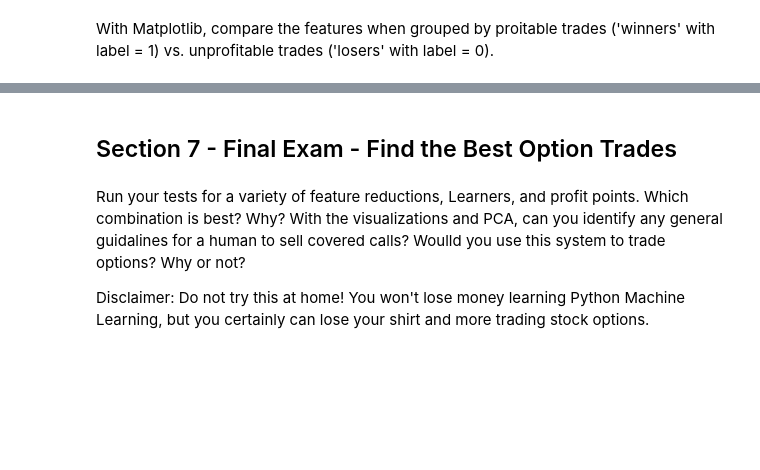
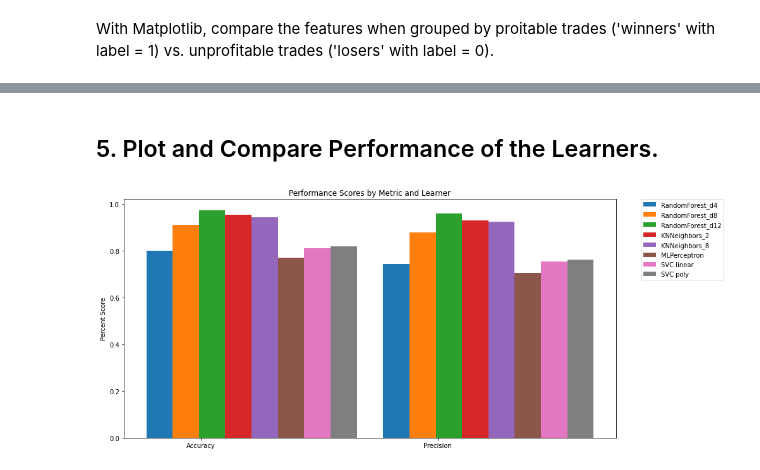
Before and after one commit to CajunCal/OptionTradingNotebooksXOM, a Jupyter notebook: OptionsTradingwithML.ipynb, the cells around one changed output, grey strips where cells are left out. Saved outputs shown, nothing was run; the diff lists cells and outputs as text; code cells hidden in the pictures; blank space fills up the shorter version.

```diff
--- a/OptionsTradingwithML.ipynb
+++ b/OptionsTradingwithML.ipynb
@@ -216,20 +213,23 @@ Use the code block below to call the RunLearners function and collect performanc
 # %%
+# Prepare the test and train data sets.
+
 X_train = pd.DataFrame()
 y_train = pd.DataFrame()
 X_test  = pd.DataFrame()
 y_test  = pd.DataFrame()
 
-run_stats = pd.DataFrame()
+learner_stats = pd.DataFrame()
 
-X_train = pd.read_csv('opt_sample.csv', index_col = False)
+X_train  = pd.read_csv('opt_sample.csv', index_col = 0)
+
 #print(X_train.head(10))
 y_train = X_train[['label']].to_numpy()
 y_train = y_train.ravel()
-#print(y_train.shape)
+print('y_train shape = ', y_train.shape)
 X_train.drop(labels = 'label', axis = 'columns', inplace = True)
-#print(X_train.shape)
+print('X_train shape = ', X_train.shape)
 
-X_test = opt_test
+X_test = pd.read_csv('opt_test.csv', index_col = 0)
 y_test = X_test[['label']].to_numpy()
 X_test.drop(labels = 'label', axis = 'columns', inplace = True)
 
@@ -239,5 +239,7 @@ y_test  = np.ravel(y_test)
 #print('y_test = ', y_test)
 
 run_ID = 'Initial'
-RunLearners(X_train, X_test, y_train, y_test, learner_stats, run_ID)
+learner_stats = RunLearners(X_train, X_test, y_train, y_test, learner_stats, run_ID)
+print(learner_stats)
+learner_stats.to_csv('learner_stats.csv')
 # %% [output]
@@ -316,9 +259,50 @@ Of your label choices, which value produces the best % profit? The best $ profit
-# %% [markdown]
-## Section 7 - Final Exam - Find the Best Option Trades
-# %% [markdown]
-Run your tests for a variety of feature reductions, Learners, and profit points.
-Which combination is best? Why?
-With the visualizations and PCA, can you identify any general guidalines for a human to sell covered calls?
-Woulld you use this system to trade options? Why or not?
-
-Disclaimer: Do not try this at home! You won't lose money learning Python Machine Learning, but you certainly can lose your shirt and more trading stock options.
+# %% [markdown]
+## 5. Plot and Compare Performance of the Learners.
+# %%
+#Print and compare Learner performance in grouped bar chart format
+
+def PlotGroupedBarChart(group_list, agent_list, scores):
+
+    agent_scores = []
+    rects = []
+    labels = group_list # bar chart groups
+    num_labels = len(labels) + 1
+
+    num_agents = len(agent_list) + 1
+    num_bars = num_labels * num_agents
+    bar_width = 3 / num_bars
+    width = .35
+
+    plt.rcParams['figure.figsize'] = [14,6]
+
+    x = np.arange(len(labels))  # the label locations
+
+    fig, ax = plt.subplots()
+    num_bars = len(agent_list)
+    bar_posn = 0
+    for agent in agent_list:
+        agent_scores = [scores.loc[agent, labels[0]], scores.loc[agent, labels[1]]]
+        rects.append(ax.bar(x - width/2  + bar_width * bar_posn, agent_scores, bar_width, label=agent))
+        bar_posn += 1
+
+    # Add some text for labels, title and custom x-axis tick labels, etc.
+    ax.set_ylabel('Percent Score')
+    ax.set_title('Performance Scores by Metric and Learner')
+    ax.set_xticks(x)
+    ax.set_xticklabels(labels)
+    ax.legend()
+
+    plt.legend(bbox_to_anchor=(1.05, 1), loc='upper left', borderaxespad=0.)
+
+    #plt.legend(loc = 'lower right')
+    fig.tight_layout()
+    plt.show()
+
+#Run the plot function to compare performance of the Learners.
+
+metrics = ['Accuracy', 'Precision']
+agents  = learner_stats.index.tolist()
+
+PlotGroupedBarChart(metrics, agents, learner_stats)
+# %% [output]
+[figure, added]
```
Also changed, not shown: parts of 37 cells of this notebook, 3 other files.
